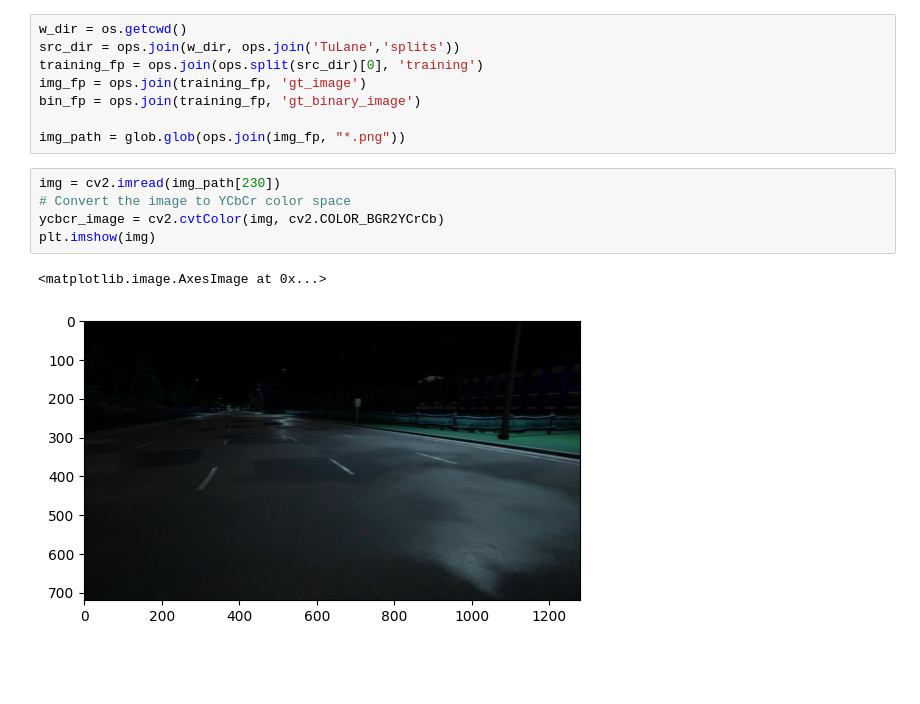
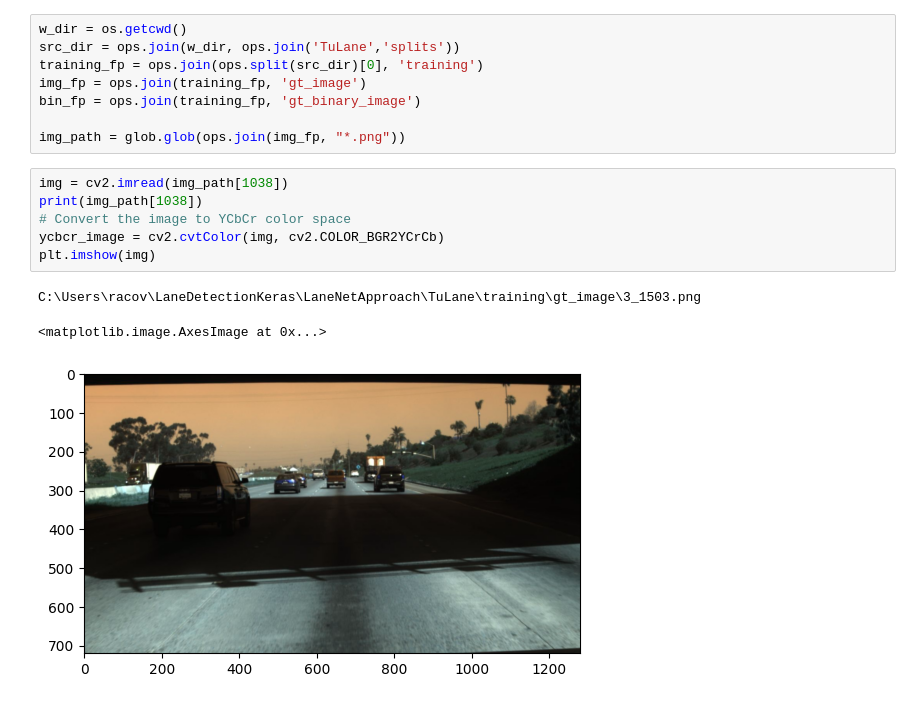
Before and after one commit to racovita67/LaneDetectionKeras, a Jupyter notebook: CLAHE.ipynb, the cells around one changed output. Cells and saved outputs as stored; diff of their text form; blank space fills up the shorter version.

```diff
--- a/CLAHE.ipynb
+++ b/CLAHE.ipynb
@@ -282,13 +282,15 @@ bin_fp = ops.join(training_fp, 'gt_binary_image')
 
 img_path = glob.glob(ops.join(img_fp, "*.png"))
 # %%
-img = cv2.imread(img_path[230])
+img = cv2.imread(img_path[1038])
+print(img_path[1038])
 # Convert the image to YCbCr color space
 ycbcr_image = cv2.cvtColor(img, cv2.COLOR_BGR2YCrCb)
 plt.imshow(img)
 # %% [output]
-<matplotlib.image.AxesImage at 0x...>
+C:\Users\racov\LaneDetectionKeras\LaneNetApproach\TuLane\training\gt_image\3_1503.png
+<matplotlib.image.AxesImage at 0x...>
-[figure, old version]
+[figure, new version]
 # %%
 # Clahe is applied on the luminance of the RGB image
 eq_lum = clahe(ycbcr_image[:,:,0], 9, 16)
```
Also changed, not shown: parts of 3 cells of this notebook, 1 other file.
